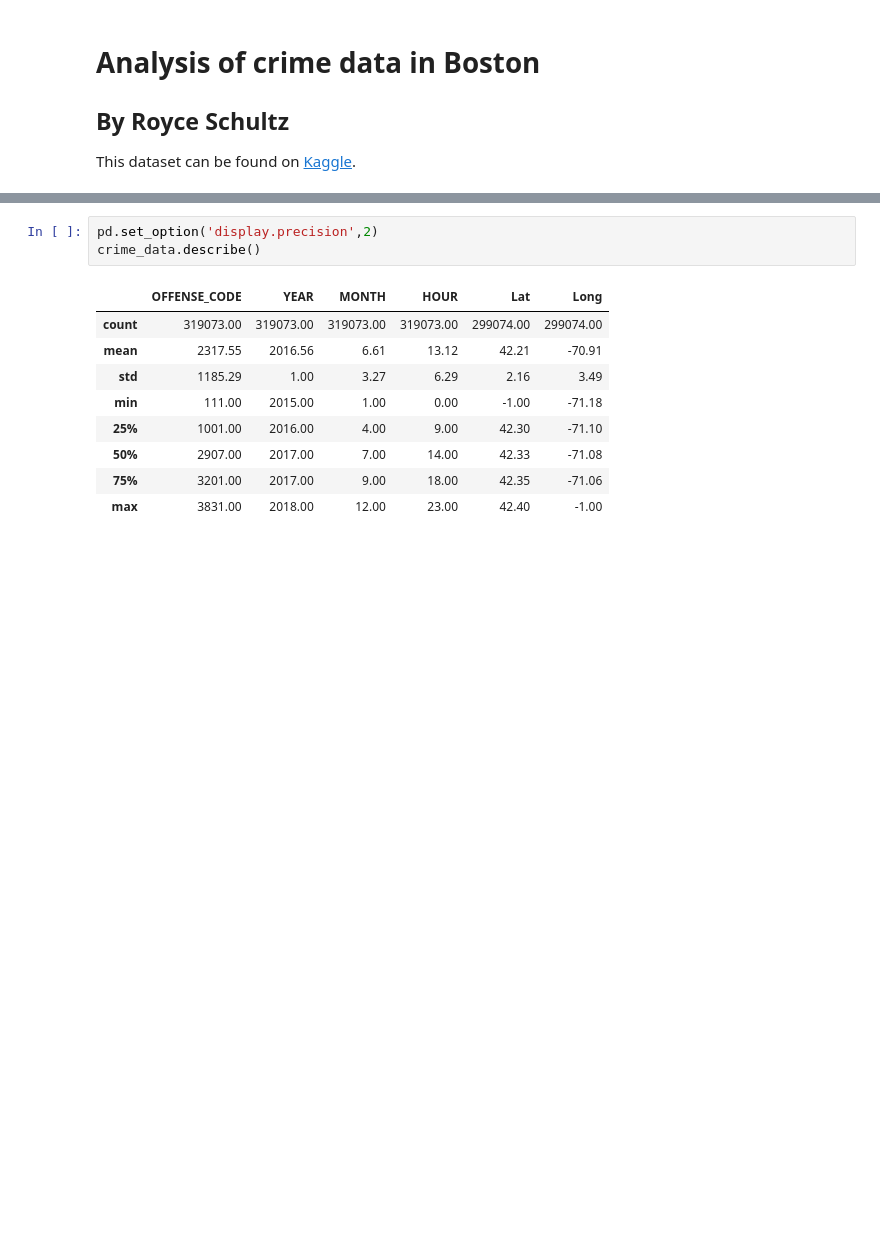
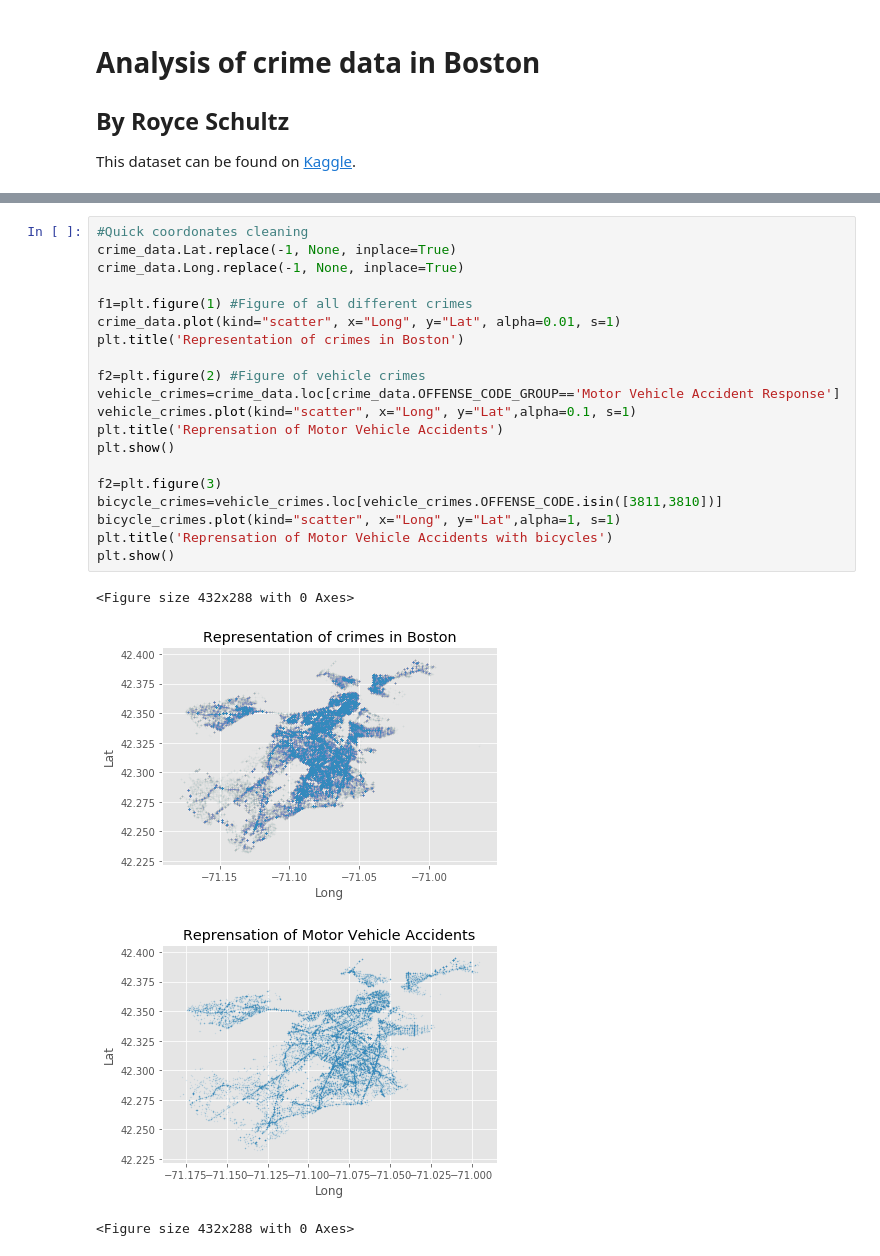
Before and after one commit to royceschultz/Data-Analysis, a Jupyter notebook: CrimeData.ipynb, the cells around one changed output, grey strips where cells are left out. Drawn from its saved outputs; the diff is of its cells as text; blank space fills up the shorter version.

Commit message:
began vehicular accident analysis

```diff
--- a/CrimeData.ipynb
+++ b/CrimeData.ipynb
@@ -16,16 +18,28 @@ crime_data.head()
 | 2 | I182070941 | 3410 | Towed | TOWED MOTOR VEHICLE | D4 | 151 | ... |
 | 3 | I182070940 | 3114 | Investigate Property | INVESTIGATE PROPERTY | D4 | 272 | ... |
 | 4 | I182070938 | 3114 | Investigate Property | INVESTIGATE PROPERTY | B3 | 421 | ... |
-# %%
-pd.set_option('display.precision',2)
-crime_data.describe()
-# %% [output]
-|  | OFFENSE_CODE | YEAR | MONTH | HOUR | Lat | Long |
-| count | 319073.00 | 319073.00 | 319073.00 | 319073.00 | 299074.00 | 299074.00 |
-| mean | 2317.55 | 2016.56 | 6.61 | 13.12 | 42.21 | -70.91 |
-| std | 1185.29 | 1.00 | 3.27 | 6.29 | 2.16 | 3.49 |
-| min | 111.00 | 2015.00 | 1.00 | 0.00 | -1.00 | -71.18 |
-| 25% | 1001.00 | 2016.00 | 4.00 | 9.00 | 42.30 | -71.10 |
-| 50% | 2907.00 | 2017.00 | 7.00 | 14.00 | 42.33 | -71.08 |
-| 75% | 3201.00 | 2017.00 | 9.00 | 18.00 | 42.35 | -71.06 |
-| max | 3831.00 | 2018.00 | 12.00 | 23.00 | 42.40 | -1.00 |
+# %%
+#Quick coordonates cleaning
+crime_data.Lat.replace(-1, None, inplace=True)
+crime_data.Long.replace(-1, None, inplace=True)
+
+f1=plt.figure(1) #Figure of all different crimes
+crime_data.plot(kind="scatter", x="Long", y="Lat", alpha=0.01, s=1)
+plt.title('Representation of crimes in Boston')
+
+f2=plt.figure(2) #Figure of vehicle crimes
+vehicle_crimes=crime_data.loc[crime_data.OFFENSE_CODE_GROUP=='Motor Vehicle Accident Response']
+vehicle_crimes.plot(kind="scatter", x="Long", y="Lat",alpha=0.1, s=1)
+plt.title('Reprensation of Motor Vehicle Accidents')
+plt.show()
+
+f2=plt.figure(3)
+bicycle_crimes=vehicle_crimes.loc[vehicle_crimes.OFFENSE_CODE.isin([3811,3810])]
+bicycle_crimes.plot(kind="scatter", x="Long", y="Lat",alpha=1, s=1)
+plt.title('Reprensation of Motor Vehicle Accidents with bicycles')
+plt.show()
+# %% [output]
+<Figure size 432x288 with 0 Axes>
+[figure, added]
+[figure, added]
+<Figure size 432x288 with 0 Axes>
```
Also changed, not shown: parts of 11 cells of this notebook.
